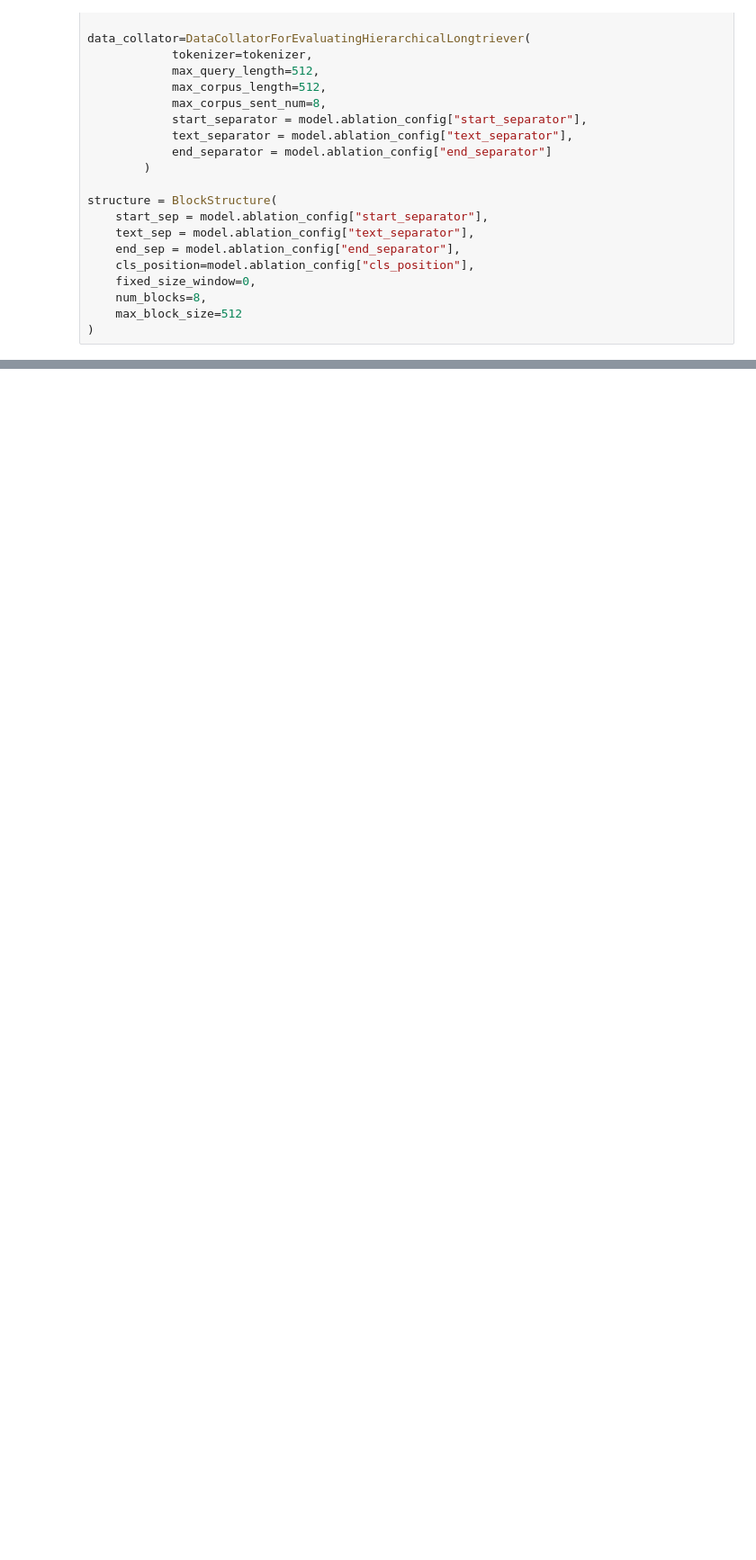
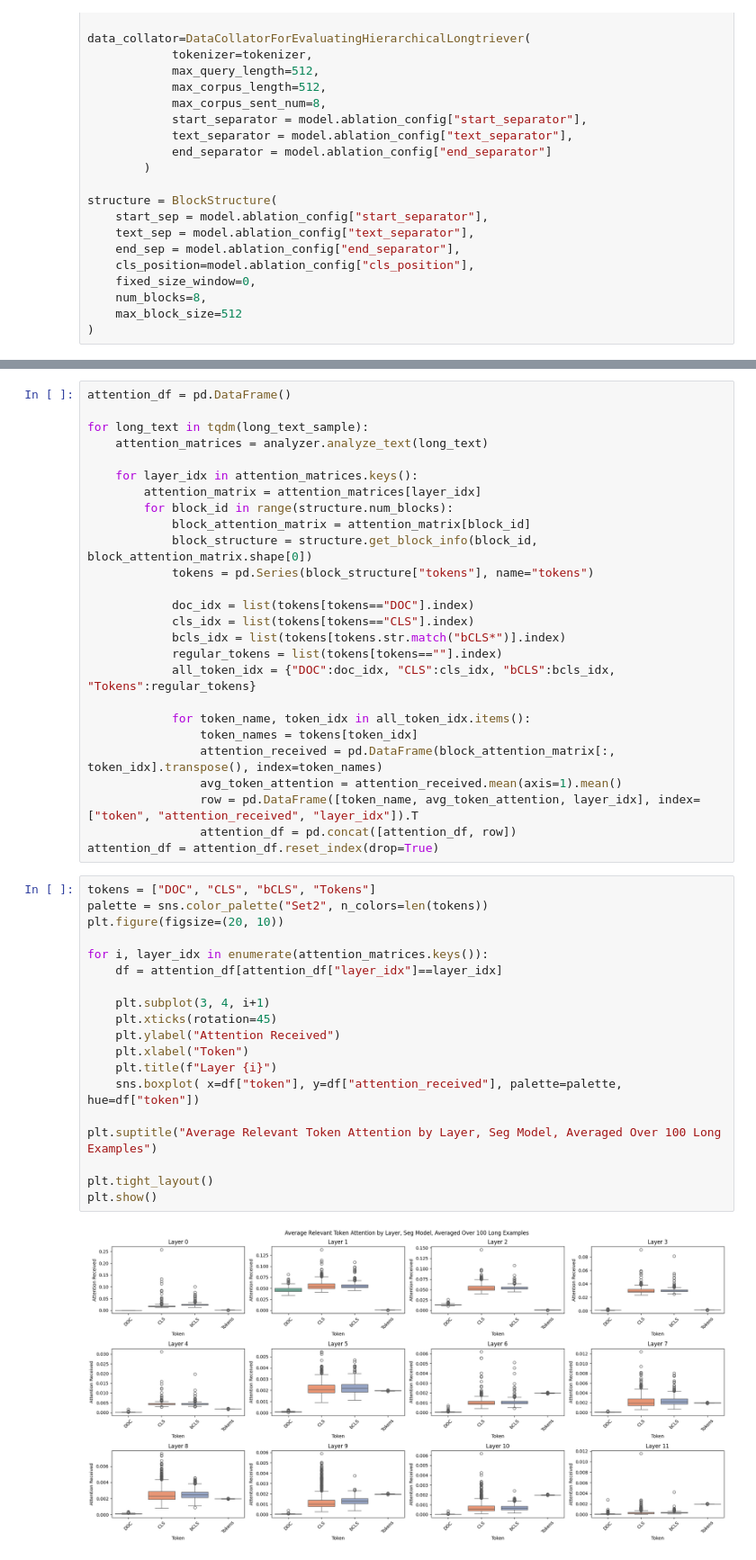
Before and after one commit to louisVincentPoellhuber/benchmarkIR, a Jupyter notebook: src/longtriever/attention_analysis.ipynb, the cells around one changed output, grey strips where cells are left out. Shown at 90% size. Saved outputs shown, nothing was run; the diff lists cells and outputs as text; blank space fills up the shorter version.

```diff
--- a/src/longtriever/attention_analysis.ipynb
+++ b/src/longtriever/attention_analysis.ipynb
@@ -52,0 +480,47 @@ analyzer.analyze_block_attention(generic_long_example, structure, 0, "/u/poellhu
+# %%
+attention_df = pd.DataFrame()
+
+for long_text in tqdm(long_text_sample):
+    attention_matrices = analyzer.analyze_text(long_text)
+
+    for layer_idx in attention_matrices.keys():
+        attention_matrix = attention_matrices[layer_idx]
+        for block_id in range(structure.num_blocks):
+            block_attention_matrix = attention_matrix[block_id]
+            block_structure = structure.get_block_info(block_id, block_attention_matrix.shape[0])
+            tokens = pd.Series(block_structure["tokens"], name="tokens")
+
+            doc_idx = list(tokens[tokens=="DOC"].index)
+            cls_idx = list(tokens[tokens=="CLS"].index)
+            bcls_idx = list(tokens[tokens.str.match("bCLS*")].index)
+            regular_tokens = list(tokens[tokens==""].index)
+            all_token_idx = {"DOC":doc_idx, "CLS":cls_idx, "bCLS":bcls_idx, "Tokens":regular_tokens}
+
+            for token_name, token_idx in all_token_idx.items():
+                token_names = tokens[token_idx]
+                attention_received = pd.DataFrame(block_attention_matrix[:, token_idx].transpose(), index=token_names)
+                avg_token_attention = attention_received.mean(axis=1).mean()
+                row = pd.DataFrame([token_name, avg_token_attention, layer_idx], index=["token", "attention_received", "layer_idx"]).T
+                attention_df = pd.concat([attention_df, row])
+attention_df = attention_df.reset_index(drop=True)
+# %%
+tokens = ["DOC", "CLS", "bCLS", "Tokens"]
+palette = sns.color_palette("Set2", n_colors=len(tokens))
+plt.figure(figsize=(20, 10))
+
+for i, layer_idx in enumerate(attention_matrices.keys()):
+    df = attention_df[attention_df["layer_idx"]==layer_idx]
+
+    plt.subplot(3, 4, i+1)
+    plt.xticks(rotation=45)
+    plt.ylabel("Attention Received")
+    plt.xlabel("Token")
+    plt.title(f"Layer {i}")
+    sns.boxplot( x=df["token"], y=df["attention_received"], palette=palette, hue=df["token"])
+
+plt.suptitle("Average Relevant Token Attention by Layer, Seg Model, Averaged Over 100 Long Examples")
+
+plt.tight_layout()
+plt.show()
+# %% [output]
+[figure, added]
```
Also changed, not shown: parts of 70 cells of this notebook, 36 other files.
